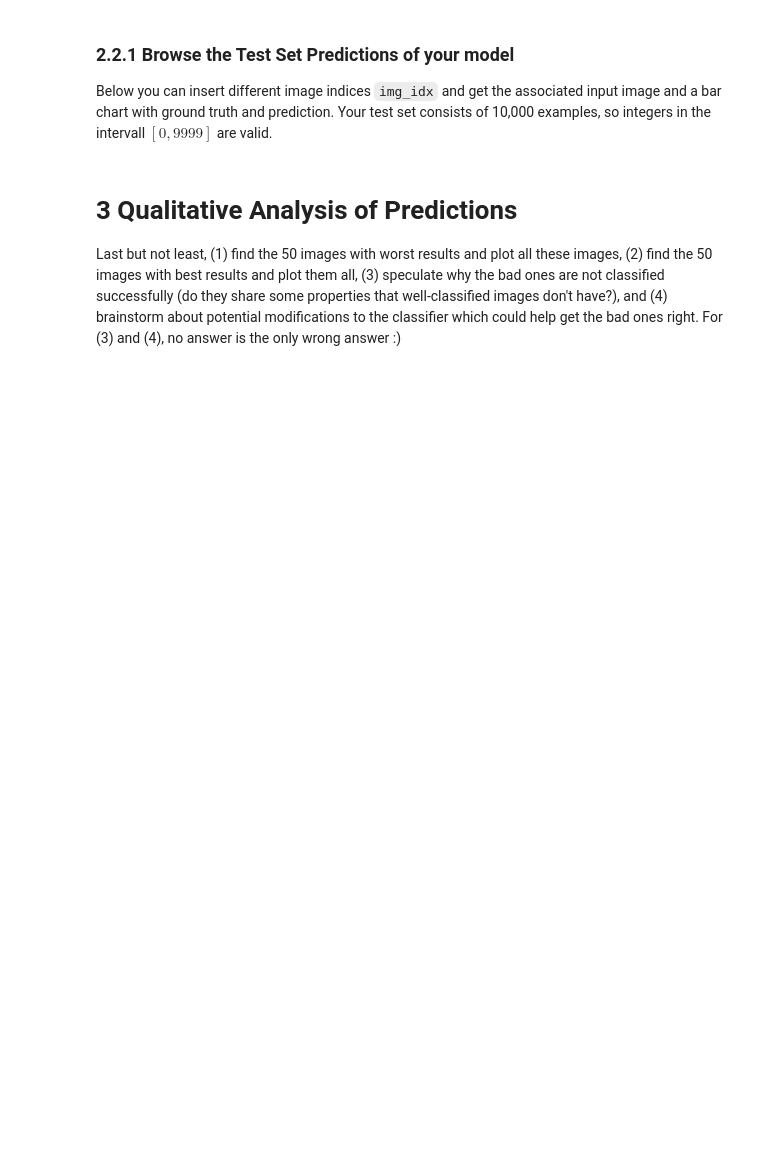
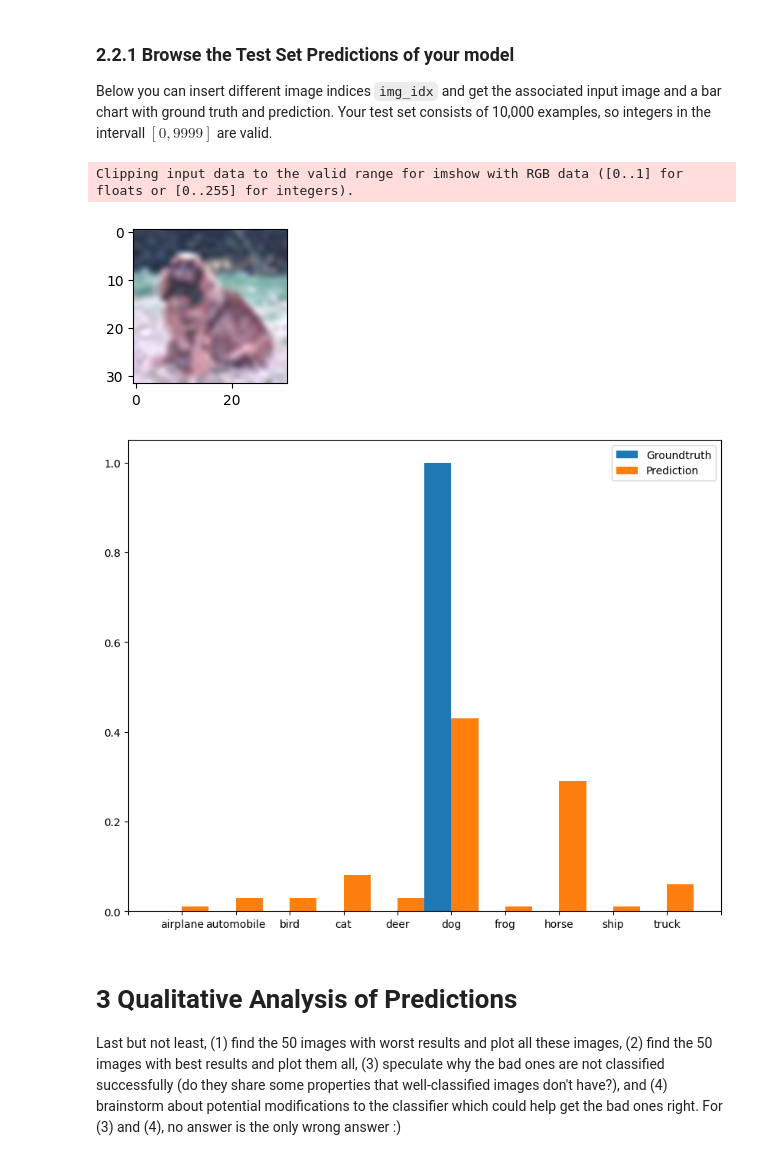
Before and after one commit to feinran/malia, a Jupyter notebook: ex2/exercise_2.ipynb, the cells around one changed output. Drawn from its saved outputs; the diff is of its cells as text; code cells hidden in the pictures; blank space fills up the shorter version.

```diff
--- a/ex2/exercise_2.ipynb
+++ b/ex2/exercise_2.ipynb
@@ -592,6 +589,10 @@ class TwoLayerNet(object):
         ############################################################################
         # *****START OF YOUR CODE (DO NOT DELETE/MODIFY THIS LINE)*****
 
+        self.params['W1'] = np.random.normal(loc=0.0, scale=weight_scale, size=(input_dim, hidden_dim))
+        self.params['b1'] = np.zeros(hidden_dim)
+        self.params['W2'] = np.random.normal(loc=0.0, scale=weight_scale, size=(hidden_dim, num_classes))
+        self.params['b2'] = np.zeros(num_classes)
 
         # *****END OF YOUR CODE (DO NOT DELETE/MODIFY THIS LINE)*****
         ############################################################################
@@ -629,6 +630,11 @@ class TwoLayerNet(object):
         ############################################################################
         # *****START OF YOUR CODE (DO NOT DELETE/MODIFY THIS LINE)*****
 
+        X1, cache1 = affine_relu_forward(X, W1, b1)
+        X2, cache2 = affine_relu_forward(X1, W2, b2)
+        scores = X2
+
+
 
         # *****END OF YOUR CODE (DO NOT DELETE/MODIFY THIS LINE)*****
         ############################################################################
@@ -649,6 +655,14 @@ class TwoLayerNet(object):
         ############################################################################
         # *****START OF YOUR CODE (DO NOT DELETE/MODIFY THIS LINE)*****
 
+        loss, dx = cross_entropy_loss(scores, y)
+        dx2, dw2, db2 = affine_relu_backward(dx, cache2)
+        dx1, dw1, db1 = affine_relu_backward(dx2, cache1)
+
+        grads['W1'] = dw1
+        grads['b1'] = db1
+        grads['W2'] = dw2
+        grads['b2'] = db2
 
         # *****END OF YOUR CODE (DO NOT DELETE/MODIFY THIS LINE)*****
         ############################################################################
@@ -757,36 +803,40 @@ plt.show()
 ### 2.2.1 Browse the Test Set Predictions of your model
 Below you can insert different image indices `img_idx` and get the associated input image and a bar chart with ground truth and prediction. Your test set consists of 10,000 examples, so integers in the intervall $[0,9999]$ are valid.
 # %%
-img_idx = 10
+img_idx = 101
 
 def softmax(x):
     """Compute softmax values for each sets of scores in x."""
     e_x = np.exp(x - np.max(x))
     return e_x / e_x.sum(axis=0)
 
 def show_prediction(image_idx):
     img = (np.transpose(data['X_test'][image_idx], [1,2,0])/255)+0.5
     scores = np.transpose(pred['scores'])
     scores = np.round(softmax(scores[image_idx]),2)
     gt = np.zeros(10)
     gt[data['y_test'][image_idx]]=1
 
     plt.figure(figsize = (2,2))
     plt.imshow(img, interpolation='lanczos')
     names = ['airplane', 'automobile', 'bird', 'cat', 'deer', 'dog', 'frog', 'horse', 'ship', 'truck']
     x_axis = np.arange(len(names))
 
     fig, ax = plt.subplots(figsize=(10,8))
     width = 0.5
     rects1 = ax.bar(x_axis-width/2, gt, 0.5, label='Groundtruth')
     rects1 = ax.bar(x_axis+width/2, scores, 0.5, label='Prediction')
     ax.xaxis.set_major_locator(plt.MaxNLocator(11))
     ax.set_xticklabels(['']+names+[''])
     plt.legend()
     plt.show()
     return None
 
 show_prediction(img_idx)
+# %% [output]
+Clipping input data to the valid range for imshow with RGB data ([0..1] for floats or [0..255] for integers).
+[figure, added]
+[figure, added]
 # %% [markdown]
 # 3 Qualitative Analysis of Predictions
 <a id="Qualitative_Analysis"></a>
```
Also changed, not shown: parts of 11 cells of this notebook.
